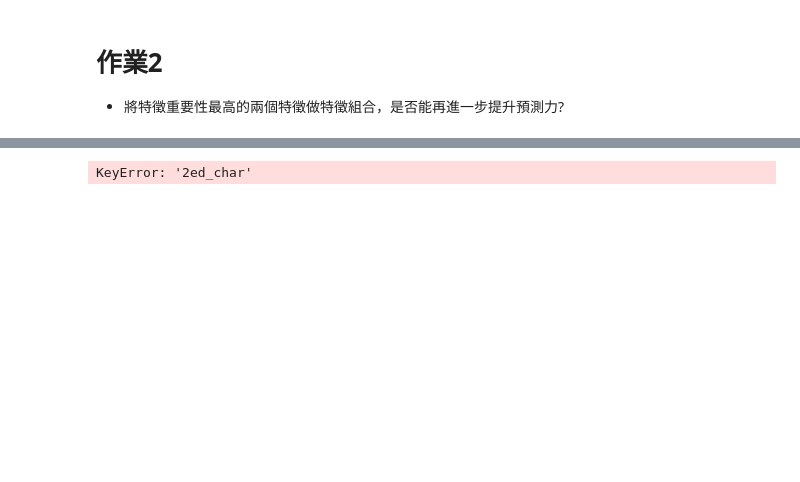
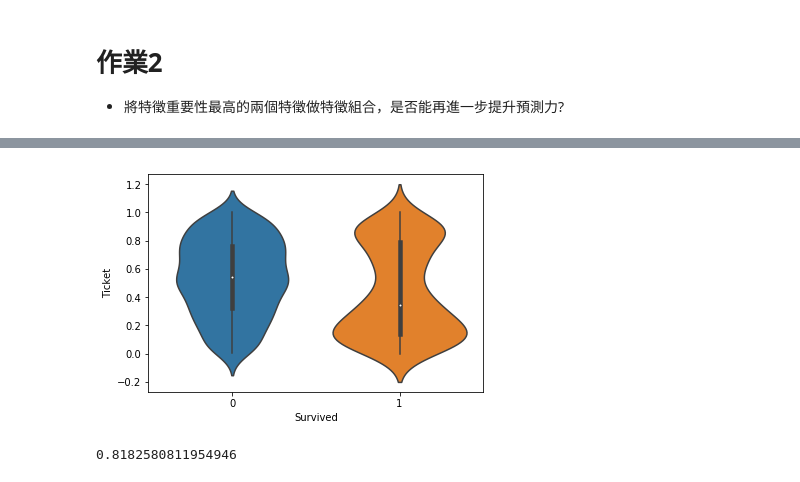
Before and after one commit to HubertTW/2nd-ML100Days, a Jupyter notebook: Day_029_HW.ipynb, the cells around one changed output, grey strips where cells are left out. Cells and saved outputs as stored; diff of their text form; code cells hidden in the pictures; blank space fills up the shorter version.

```diff
--- a/Day_029_HW.ipynb
+++ b/Day_029_HW.ipynb
@@ -106,13 +107,20 @@ KeyError: '1st_char'
 # %%
 # 第二名
-sns.regplot(x=train_Y, y=df['2ed_char'], fit_reg=False)
+sns.violinplot(x=train_Y, y=df['Ticket'], fit_reg=False)
 plt.show()
 # %% [output]
-KeyError: '2ed_char'
+[figure, added]
 # %%
 # 製作新特徵看效果
 """
 Your Code Here
 """
+#range in [0,1]
+df['add']=(df['Sex']+df['Ticket'])/2
+df['multi']=df['Sex']*df['Ticket']
+df['div_1']=df['Sex']/(df['Ticket']+1)*2
+df['dfv_2']=df['Ticket']/(df['Sex']+1)*2
 train_X = MMEncoder.fit_transform(df)
 cross_val_score(estimator, train_X, train_Y, cv=5).mean()
+# %% [output]
+0.8182580811954946
```
Also changed, not shown: parts of 3 cells of this notebook.
